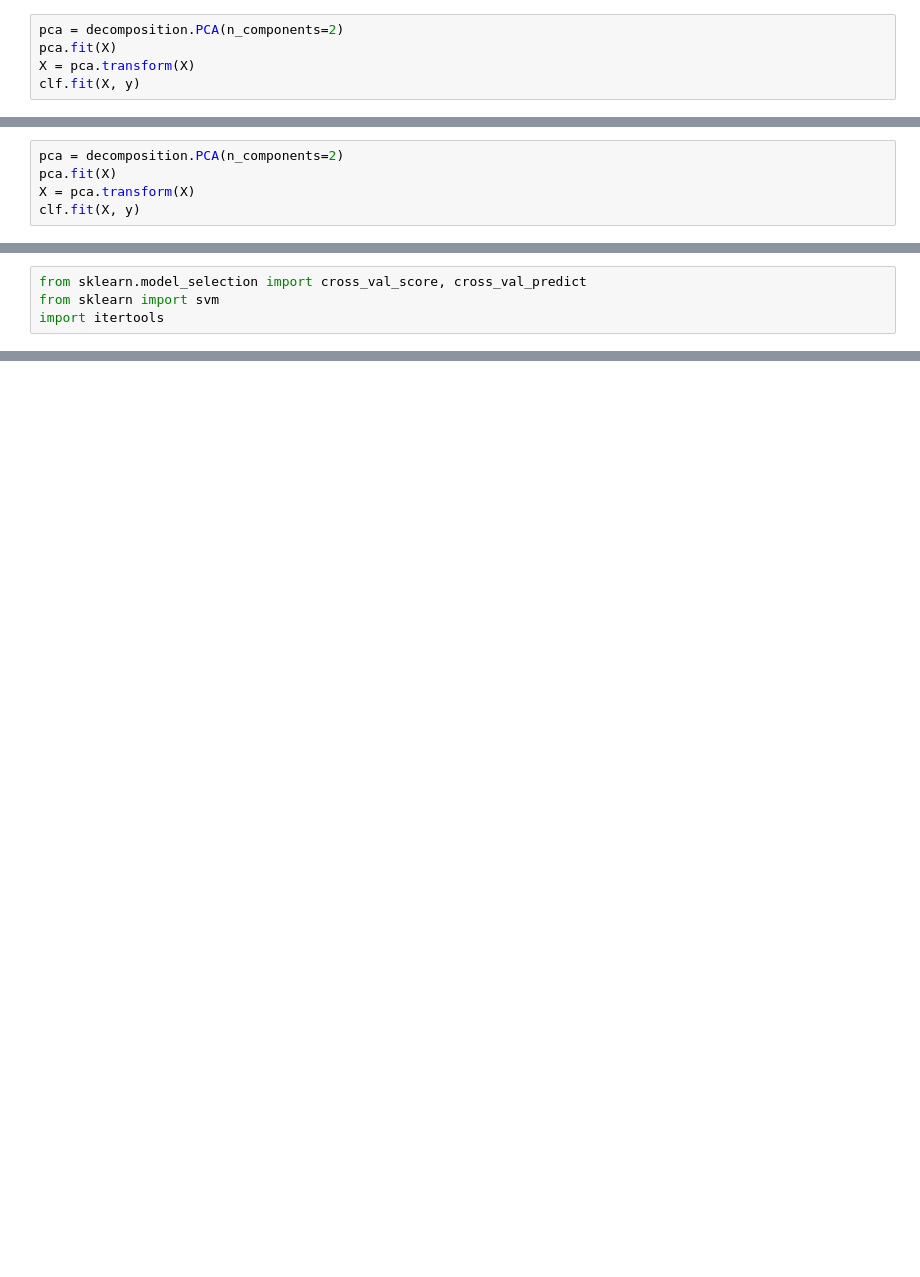
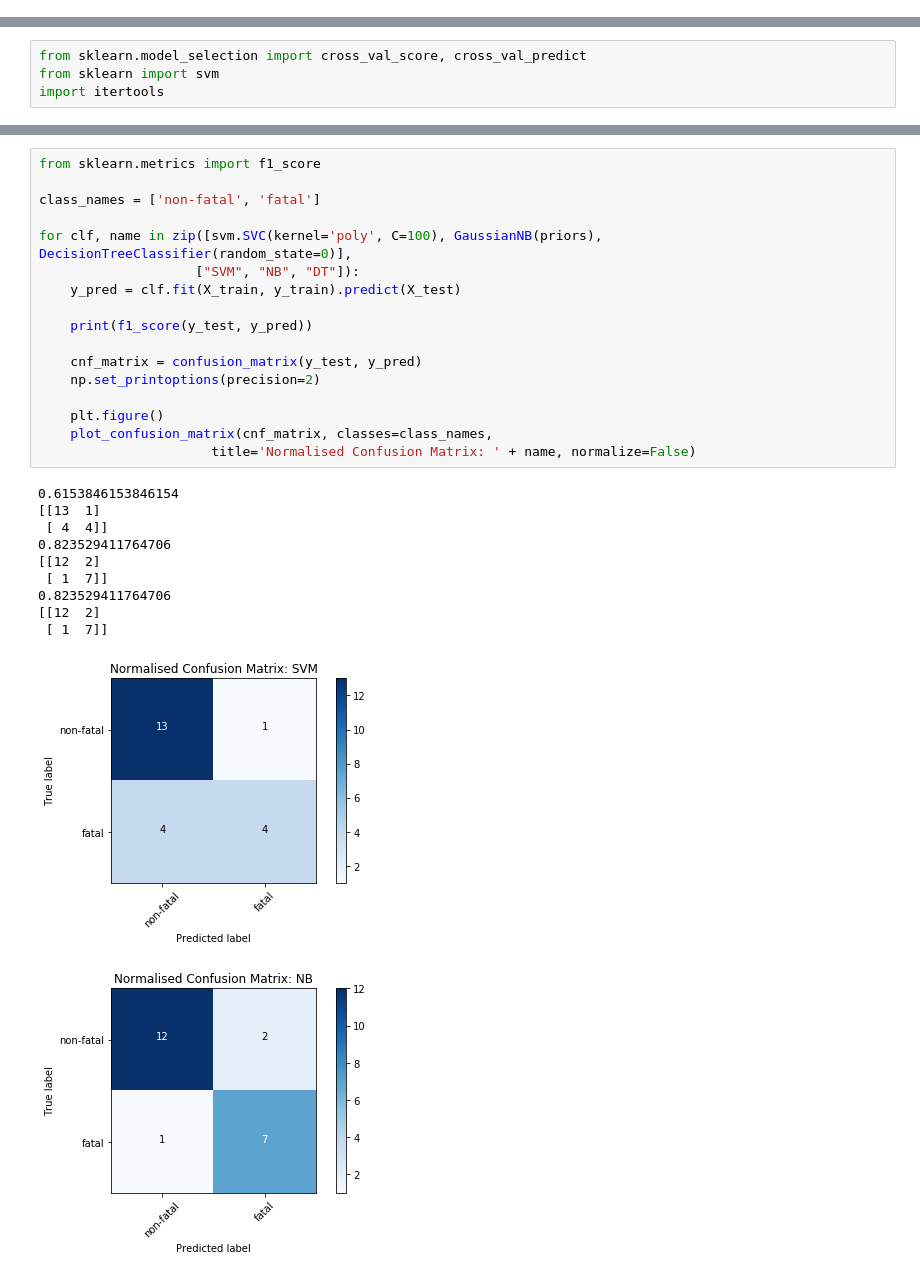
Before and after one commit to danielsoutar/CS4098, a Jupyter notebook: Notebook.ipynb, the cells around one changed output, grey strips where cells are left out. Saved outputs shown, nothing was run; the diff lists cells and outputs as text; blank space fills up the shorter version.

```diff
--- a/Notebook.ipynb
+++ b/Notebook.ipynb
@@ -420,5 +402,0 @@ LinearSVC(C=1.0, class_weight=None, dual=True, fit_intercept=True,
-# %%
-pca = decomposition.PCA(n_components=2)
-pca.fit(X)
-X = pca.transform(X)
-clf.fit(X, y)
@@ -594,5 +553,0 @@ for (i, pair) in enumerate(zip(X, glob.glob("./inputs/spatial/*.txt"))):
-# %%
-pca = decomposition.PCA(n_components=2)
-pca.fit(X)
-X = pca.transform(X)
-clf.fit(X, y)
@@ -706,0 +670,29 @@ Confusion matrix, without normalization
+# %%
+from sklearn.metrics import f1_score
+
+class_names = ['non-fatal', 'fatal']
+
+for clf, name in zip([svm.SVC(kernel='poly', C=100), GaussianNB(priors), DecisionTreeClassifier(random_state=0)],
+                    ["SVM", "NB", "DT"]):
+    y_pred = clf.fit(X_train, y_train).predict(X_test)
+
+    print(f1_score(y_test, y_pred))
+
+    cnf_matrix = confusion_matrix(y_test, y_pred)
+    np.set_printoptions(precision=2)
+
+    plt.figure()
+    plot_confusion_matrix(cnf_matrix, classes=class_names,
+                      title='Normalised Confusion Matrix: ' + name, normalize=False)
+# %% [output]
+0.6153846153846154
+[[13  1]
+ [ 4  4]]
+0.823529411764706
+[[12  2]
+ [ 1  7]]
+0.823529411764706
+[[12  2]
+ [ 1  7]]
+[figure, added]
+[figure, added]
```
Also changed, not shown: parts of 26 cells of this notebook, 1 other file.
